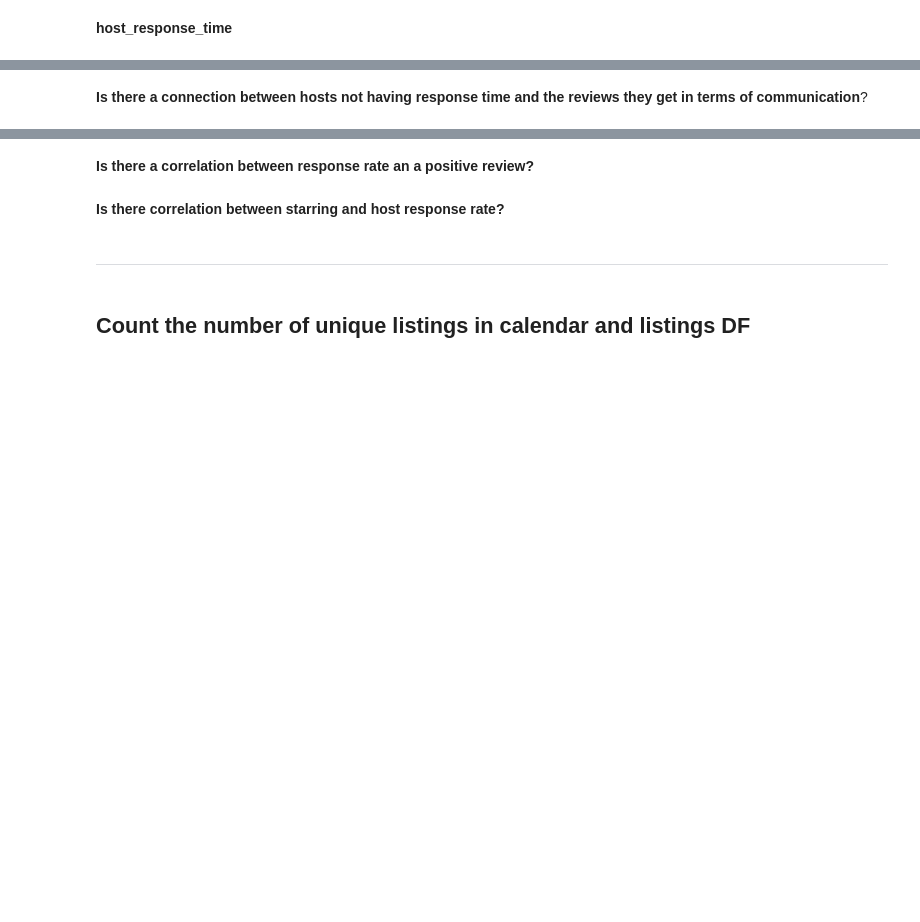
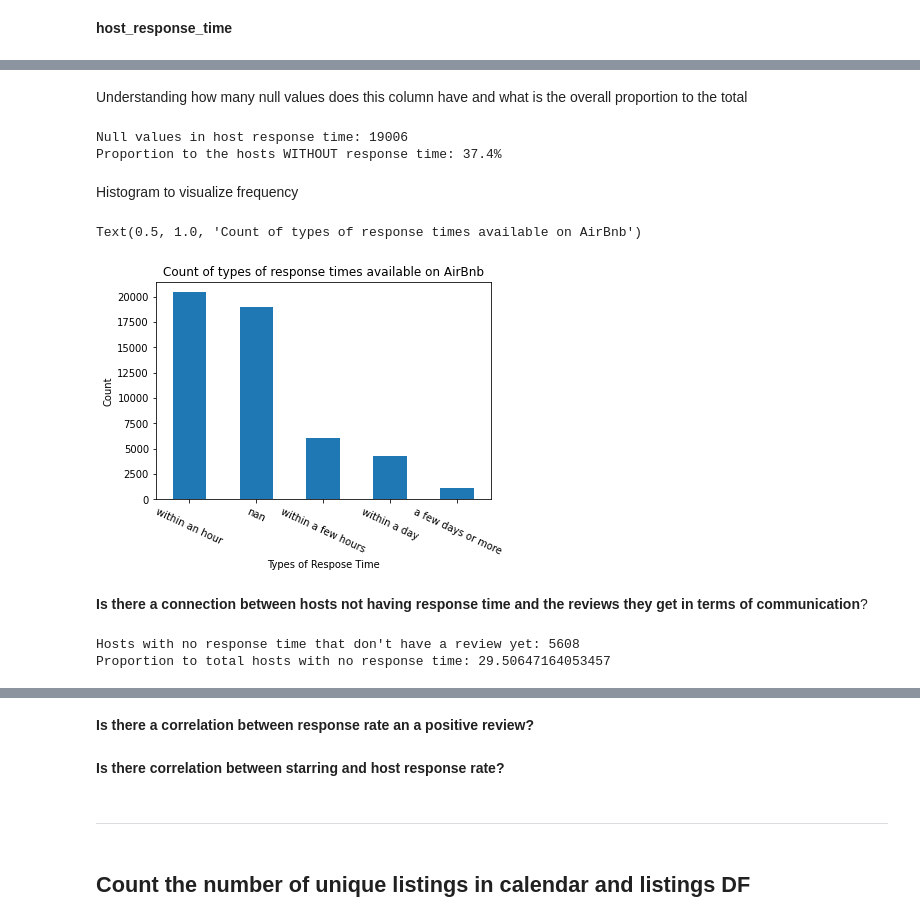
Before and after one commit to dcollaguazo/Airbnb-Price-Prediction, a Jupyter notebook: variable_exploration/dc/data_exploration.ipynb, the cells around one changed output, grey strips where cells are left out. Cells and saved outputs as stored; diff of their text form; code cells hidden in the pictures; blank space fills up the shorter version.

```diff
--- a/variable_exploration/dc/data_exploration.ipynb
+++ b/variable_exploration/dc/data_exploration.ipynb
@@ -24,11 +36,24 @@ pd.set_option('display.width', 1000)
+# %%
+role = get_execution_role()
+
+bucket = 'data-for-tests-with-sagemaker'
+
+data_key_listings = 'sagemaker/airbnb_data/listings.csv'
+data_listings_loc = 's3://{}/{}'.format(bucket, data_key_listings)
+
+data_key_reviews = 'sagemaker/airbnb_data/reviews.csv'
+data_reviews_loc = 's3://{}/{}'.format(bucket, data_key_reviews)
+
+df_listings = pd.read_csv(data_listings_loc)
+df_reviews = pd.read_csv(data_reviews_loc)
 # %% [markdown]
 # Importing Data
 # %%
-df_listings = pd.read_csv("../../data/new-york-city-airbnb-open-data/listings.csv")
-df_neighborhoods = pd.read_csv("../../data/new-york-city-airbnb-open-data/neighbourhoods.csv")
-df_reviews = pd.read_csv("../../data/new-york-city-airbnb-open-data/reviews.csv")
-df_calendar = pd.read_csv("../../data/new-york-city-airbnb-open-data/calendar.csv")
-df_listings.rename(columns = {'id':'listing_id'}, inplace = True)
+# df_listings = pd.read_csv("../../data/new-york-city-airbnb-open-data/listings.csv")
+# df_neighborhoods = pd.read_csv("../../data/new-york-city-airbnb-open-data/neighbourhoods.csv")
+# df_reviews = pd.read_csv("../../data/new-york-city-airbnb-open-data/reviews.csv")
+# df_calendar = pd.read_csv("../../data/new-york-city-airbnb-open-data/calendar.csv")
+# df_listings.rename(columns = {'id':'listing_id'}, inplace = True)
 # %% [markdown]
 # Exploring Listings Dataframe
 # %%
@@ -181,15 +275,36 @@ df_listings_for_NLP.host_response_time.value_counts(), df_listings_for_NLP.shape
+# %% [markdown]
+Understanding how many null values does this column have and what is the overall proportion to the total
 # %%
 print("Null values in host response time:", df_listings_for_NLP.host_response_time.isna().sum())
 print(f"Proportion to the hosts WITHOUT response time: {round((df_listings_for_NLP.host_response_time.isna().sum()/len(df_listings_for_NLP))*100, 1)}%")
+# %% [output]
+Null values in host response time: 19006
+Proportion to the hosts WITHOUT response time: 37.4%
+# %% [markdown]
+Histogram to visualize frequency
+# %%
+df_listings_for_NLP.host_response_time.value_counts(dropna=False).plot(kind='bar')
+
+plt.pyplot.xticks(rotation=-25) #Rotate xticks
+plt.pyplot.xlabel('Types of Respose Time')
+plt.pyplot.ylabel('Count')
+plt.pyplot.title('Count of types of response times available on AirBnb')
+# %% [output]
+Text(0.5, 1.0, 'Count of types of response times available on AirBnb')
+[figure, added]
 # %% [markdown]
 **Is there a connection between hosts not having response time and the reviews they get in terms of communication**?
 # %%
 # Number of rows without a value for host_response_time which have also not yet had a review
 df_host_response_review = pd.concat([df_listings_for_NLP['host_response_time'],
                                      df_listings_non_text['first_review']], axis=1)
-print("Hosts with no response time that don't have a review yet:",
-      len(df_host_response_review[df_host_response_review.loc[ :,
-                                                              ['host_response_time ','first_review']
-                                                             ].isnull().sum(axis=1) == 2]))
 
-print("Proportion to total hosts with no response time:", df_host_response_review.host_response_time.isna().sum())
+cond = df_host_response_review.loc[:,['host_response_time','first_review']].isnull().sum(axis=1) == 2
+host_with_no_resp_time = len(df_host_response_review[cond])
+print("Hosts with no response time that don't have a review yet:", host_with_no_resp_time)
+
+print("Proportion to total hosts with no response time:",
+     (host_with_no_resp_time/df_host_response_review.host_response_time.isna().sum())*100)
+# %% [output]
+Hosts with no response time that don't have a review yet: 5608
+Proportion to total hosts with no response time: 29.50647164053457
```
Also changed, not shown: parts of 16 cells of this notebook, 7 other files.
